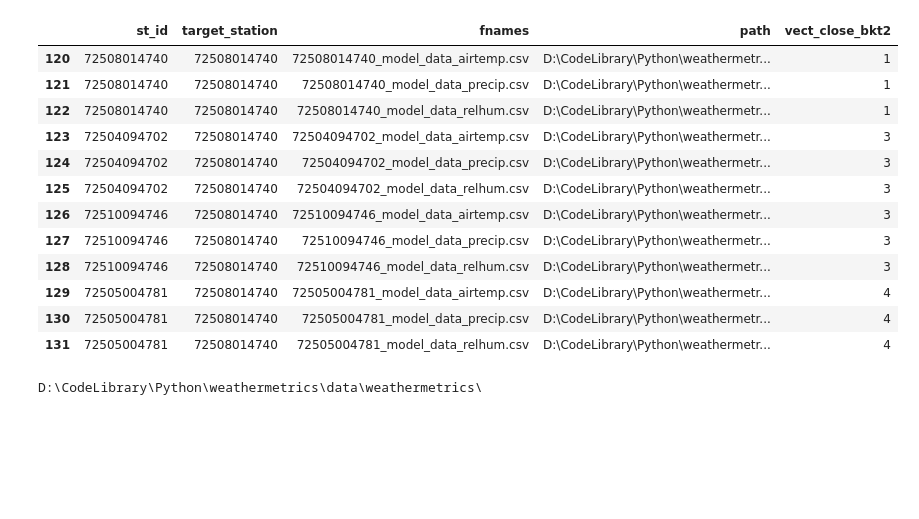
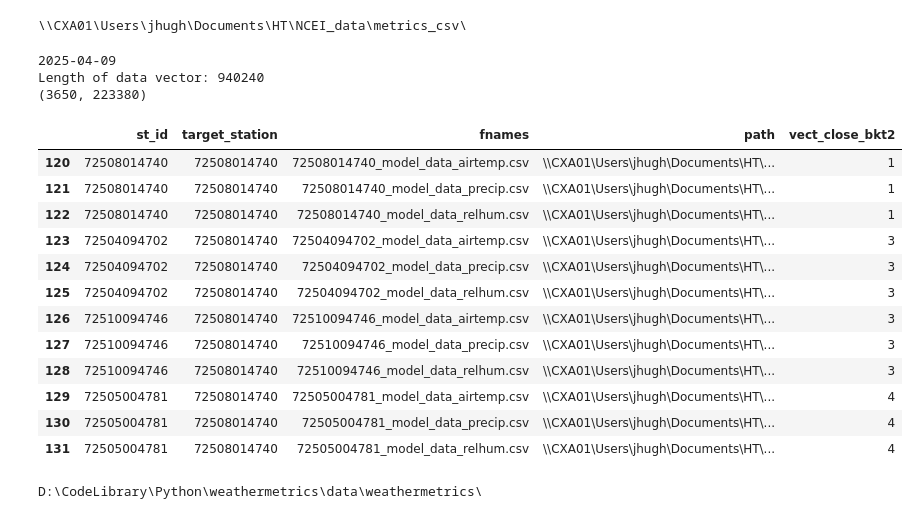
Before and after one commit to prajwal-skdlove/weathermetrics, a Jupyter notebook: Py_create_tcn_data/Py01_s4code_construct_data.ipynb, the cells around one changed output. Saved outputs shown, nothing was run; the diff lists cells and outputs as text; code cells hidden in the pictures; blank space fills up the shorter version.

Commit message:
Update creating matrix

```diff
--- a/Py_create_tcn_data/Py01_s4code_construct_data.ipynb
+++ b/Py_create_tcn_data/Py01_s4code_construct_data.ipynb
@@ -544,57 +949,75 @@ def fn_make_matrix_pr02(stid_keys,nstations,ipd,nhours,ndays,nyears_row,nyears_c
         #   print(len(vmt_full_set[(vc_start):(vc_end)]))
 
     return template_matrix
+# %%
+#Temp to test fn05
+#Parameters governing data matrix
+nhours = 24
+ndays = 365
+nyears_row = 10
+nyears_col = 1
+nstations = num_st_keep
+
+print(ipd02)
+rtn_matrix = fn_make_matrix_pr05(dt_analysis_set_keys,nstations,ipd02,nhours,ndays,nyears_row,nyears_col)
+print(rtn_matrix.shape)
+# %% [output]
+\\CXA01\Users\jhugh\Documents\HT\NCEI_data\metrics_csv\
+2025-04-09
+Length of data vector: 940240
+(3650, 223380)
 # %%
 #STEP 1.  Select a station using ID to get its related stations
 # Get file of target stations and their related stations
 ipd01 = "\\\\CXA01\\Users\\jhugh\\Documents\\HT\\NCEI_data\\2024\\"
-ipd02 = "D:\\CodeLibrary\\Python\\weathermetrics\\data\\weathermetrics\\"
-dt_trg_set = "D:\\CodeLibrary\\Python\\weathermetrics\\data\\weathermetrics\\Target_station_analysis_set.csv"
+#ipd02 = "D:\\CodeLibrary\\Python\\weathermetrics\\data\\weathermetrics\\"
+ipd02 = "\\\\CXA01\\Users\\jhugh\\Documents\\HT\\NCEI_data\\metrics_csv\\"
+dt_trg_set = ipd02 + "Target_station_analysis_set.csv"
 lst_target_stations = [
   "74486094789",
   "72518014735",
   "72508014740",
   "72526014860",
   "72406093721",
   "72401013740",
   "72219013874",
   "72423093821",
   "72428014821",
   "72327013897"
 ]
 
 #Select the target station for which predictions will be made
 #72508014740 is JFK airport
 st_id = lst_target_stations[2]
 num_st_keep = 4   #num of stations to keep for analysis
 analysis_set = dt_trg_set
 dt_analysis_set = pd.read_csv(analysis_set)
 dt_analysis_set['path'] = ipd02
 dt01 = dt_analysis_set[dt_analysis_set['target_station']==int(st_id)]
 #uniq_stat = dt01['vect_close_bkt2'].unique()[:2]
 uniq_station = dt01['st_id'].unique()[:num_st_keep]
 dt02 = dt01[dt01['st_id'].isin(uniq_station)]
 
 selected_columns = ['st_id','target_station',
                     'fnames','path','vect_close_bkt2']
 #The output below is fed to STEP 2 to run the analysis
 dt_analysis_set_keys = dt02[selected_columns].copy()
 
 dt_analysis_set_keys
 # %% [output]
 |  | st_id | target_station | fnames | path | vect_close_bkt2 |
-| 120 | 72508014740 | 72508014740 | 72508014740_model_data_airtemp.csv | D:\CodeLibrary\Python\weathermetr... | 1 |
-| 121 | 72508014740 | 72508014740 | 72508014740_model_data_precip.csv | D:\CodeLibrary\Python\weathermetr... | 1 |
-| 122 | 72508014740 | 72508014740 | 72508014740_model_data_relhum.csv | D:\CodeLibrary\Python\weathermetr... | 1 |
-| 123 | 72504094702 | 72508014740 | 72504094702_model_data_airtemp.csv | D:\CodeLibrary\Python\weathermetr... | 3 |
-| 124 | 72504094702 | 72508014740 | 72504094702_model_data_precip.csv | D:\CodeLibrary\Python\weathermetr... | 3 |
-| 125 | 72504094702 | 72508014740 | 72504094702_model_data_relhum.csv | D:\CodeLibrary\Python\weathermetr... | 3 |
-| 126 | 72510094746 | 72508014740 | 72510094746_model_data_airtemp.csv | D:\CodeLibrary\Python\weathermetr... | 3 |
-| 127 | 72510094746 | 72508014740 | 72510094746_model_data_precip.csv | D:\CodeLibrary\Python\weathermetr... | 3 |
-| 128 | 72510094746 | 72508014740 | 72510094746_model_data_relhum.csv | D:\CodeLibrary\Python\weathermetr... | 3 |
-| 129 | 72505004781 | 72508014740 | 72505004781_model_data_airtemp.csv | D:\CodeLibrary\Python\weathermetr... | 4 |
-| 130 | 72505004781 | 72508014740 | 72505004781_model_data_precip.csv | D:\CodeLibrary\Python\weathermetr... | 4 |
-| 131 | 72505004781 | 72508014740 | 72505004781_model_data_relhum.csv | D:\CodeLibrary\Python\weathermetr... | 4 |
+| 120 | 72508014740 | 72508014740 | 72508014740_model_data_airtemp.csv | \\CXA01\Users\jhugh\Documents\HT\... | 1 |
+| 121 | 72508014740 | 72508014740 | 72508014740_model_data_precip.csv | \\CXA01\Users\jhugh\Documents\HT\... | 1 |
+| 122 | 72508014740 | 72508014740 | 72508014740_model_data_relhum.csv | \\CXA01\Users\jhugh\Documents\HT\... | 1 |
+| 123 | 72504094702 | 72508014740 | 72504094702_model_data_airtemp.csv | \\CXA01\Users\jhugh\Documents\HT\... | 3 |
+| 124 | 72504094702 | 72508014740 | 72504094702_model_data_precip.csv | \\CXA01\Users\jhugh\Documents\HT\... | 3 |
+| 125 | 72504094702 | 72508014740 | 72504094702_model_data_relhum.csv | \\CXA01\Users\jhugh\Documents\HT\... | 3 |
+| 126 | 72510094746 | 72508014740 | 72510094746_model_data_airtemp.csv | \\CXA01\Users\jhugh\Documents\HT\... | 3 |
+| 127 | 72510094746 | 72508014740 | 72510094746_model_data_precip.csv | \\CXA01\Users\jhugh\Documents\HT\... | 3 |
+| 128 | 72510094746 | 72508014740 | 72510094746_model_data_relhum.csv | \\CXA01\Users\jhugh\Documents\HT\... | 3 |
+| 129 | 72505004781 | 72508014740 | 72505004781_model_data_airtemp.csv | \\CXA01\Users\jhugh\Documents\HT\... | 4 |
+| 130 | 72505004781 | 72508014740 | 72505004781_model_data_precip.csv | \\CXA01\Users\jhugh\Documents\HT\... | 4 |
+| 131 | 72505004781 | 72508014740 | 72505004781_model_data_relhum.csv | \\CXA01\Users\jhugh\Documents\HT\... | 4 |
 # %%
 #STEP 2.  Use elements created in STEP 1 to get a data matrix for analysis
 #All the available stations which have all three metrics needed for model
```
Also changed, not shown: parts of 6 cells of this notebook.
